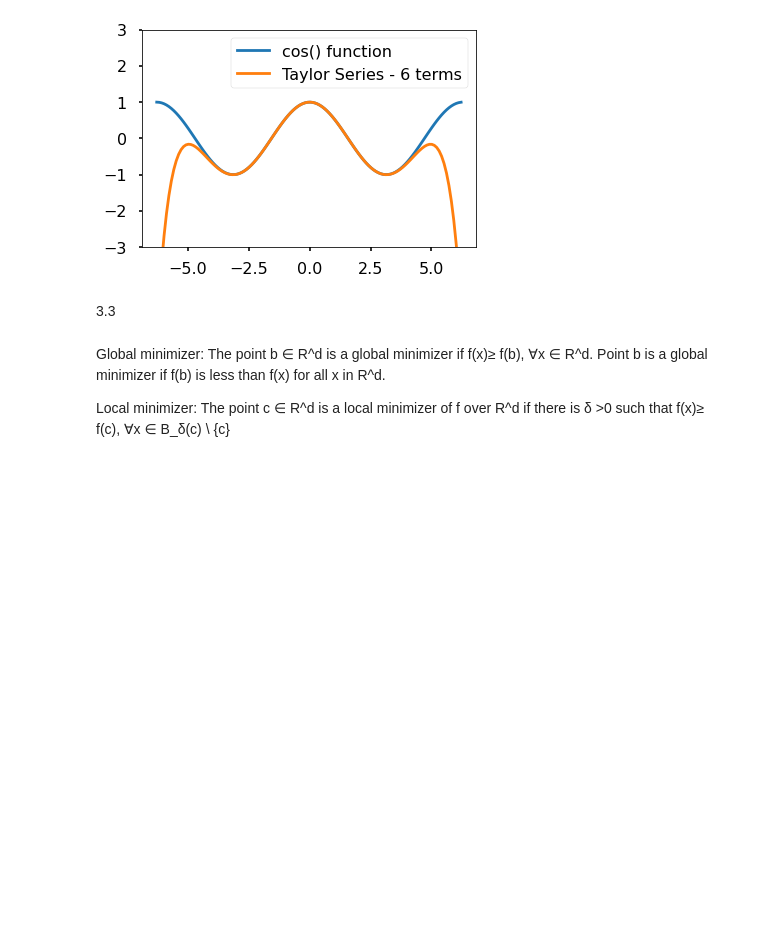
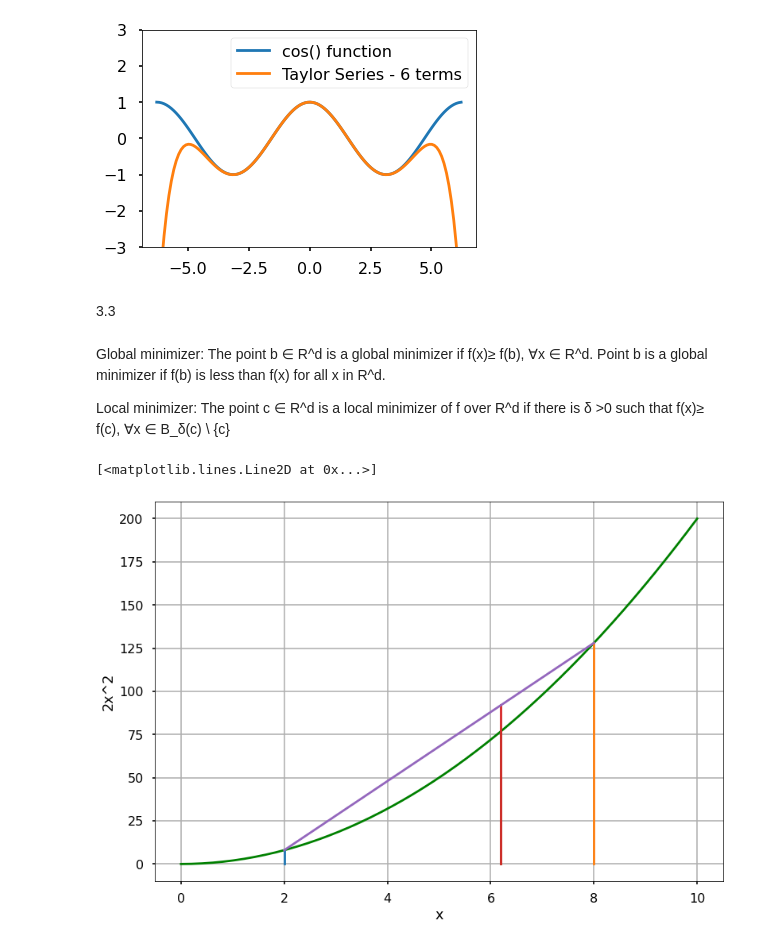
Before and after one commit to Lukew69/MAT421-homework, a Jupyter notebook: Module_E.ipynb, the cells around one changed output. Drawn from its saved outputs; the diff is of its cells as text; code cells hidden in the pictures; blank space fills up the shorter version.

```diff
--- a/Module_E.ipynb
+++ b/Module_E.ipynb
@@ -71,3 +71,33 @@ plt.show()
 Global minimizer: The point b ∈ R^d is a global minimizer if  f(x)≥ f(b), ∀x ∈ R^d. Point b is a global minimizer if f(b) is less than f(x) for all x in R^d.
 
 Local minimizer: The point c ∈ R^d is a local minimizer of f over R^d if there is δ >0 such that f(x)≥ f(c), ∀x ∈ B_δ(c) \ {c}
+# %%
+import numpy as np
+import matplotlib.pyplot as plt
+
+x = np.linspace(0,10)
+y = 2*x**2
+
+plt.plot(x, y, color='g')
+plt.grid()
+plt.xlabel('x')
+plt.ylabel('2x^2')
+
+a=2
+b=8
+alpha=0.3
+c= alpha * a +(1-alpha)*b
+
+fa= 2*a**2
+fb=2*b**2
+fc=2*c**2
+fcc= alpha *fa +(1-alpha)*fb
+
+plt.plot([a,a], [0,fa])
+plt.plot([b,b], [0,fb])
+plt.plot([c,c], [0,fc])
+plt.plot([c,c], [0, fcc])
+plt.plot([a,b], [fa,fb])
+# %% [output]
+[<matplotlib.lines.Line2D at 0x...>]
+[figure, added]
```
